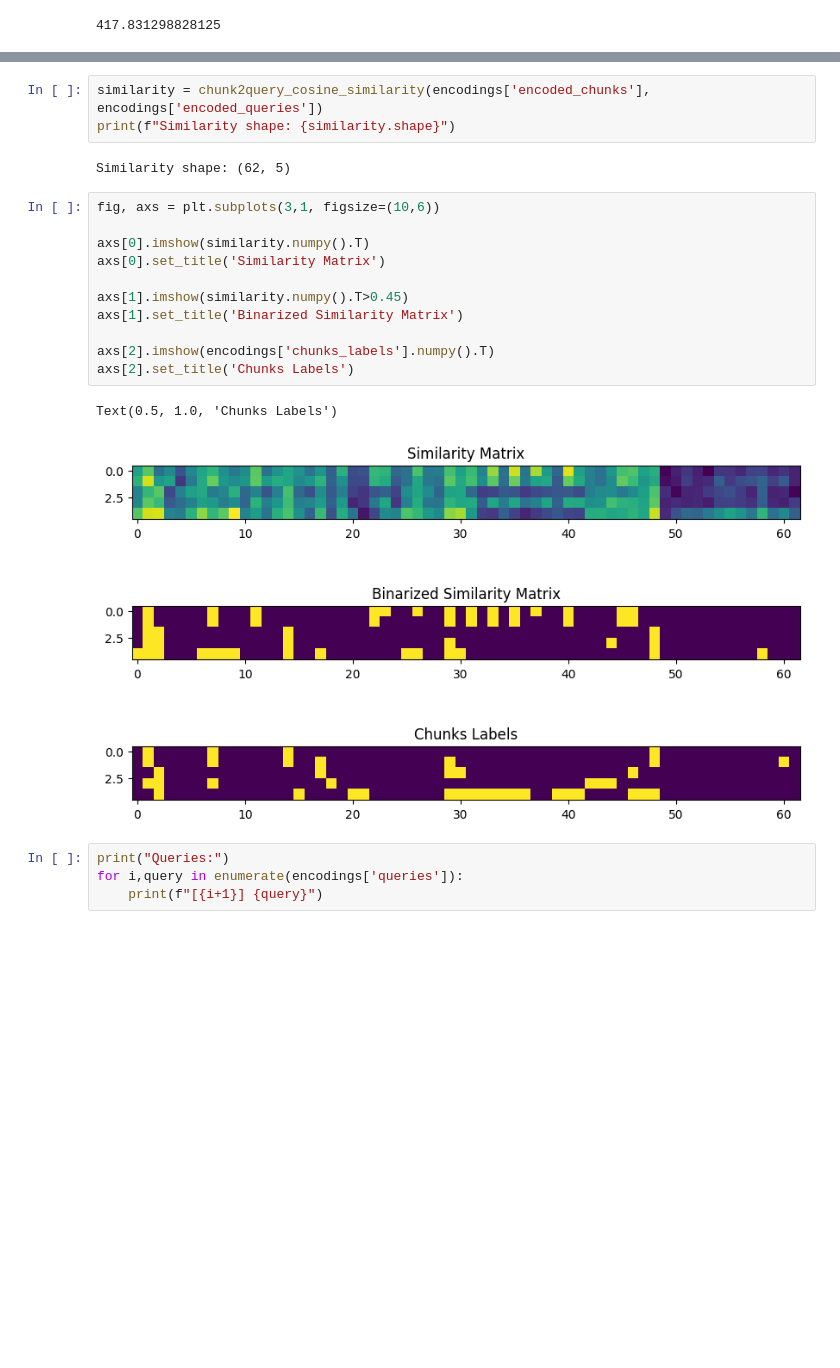
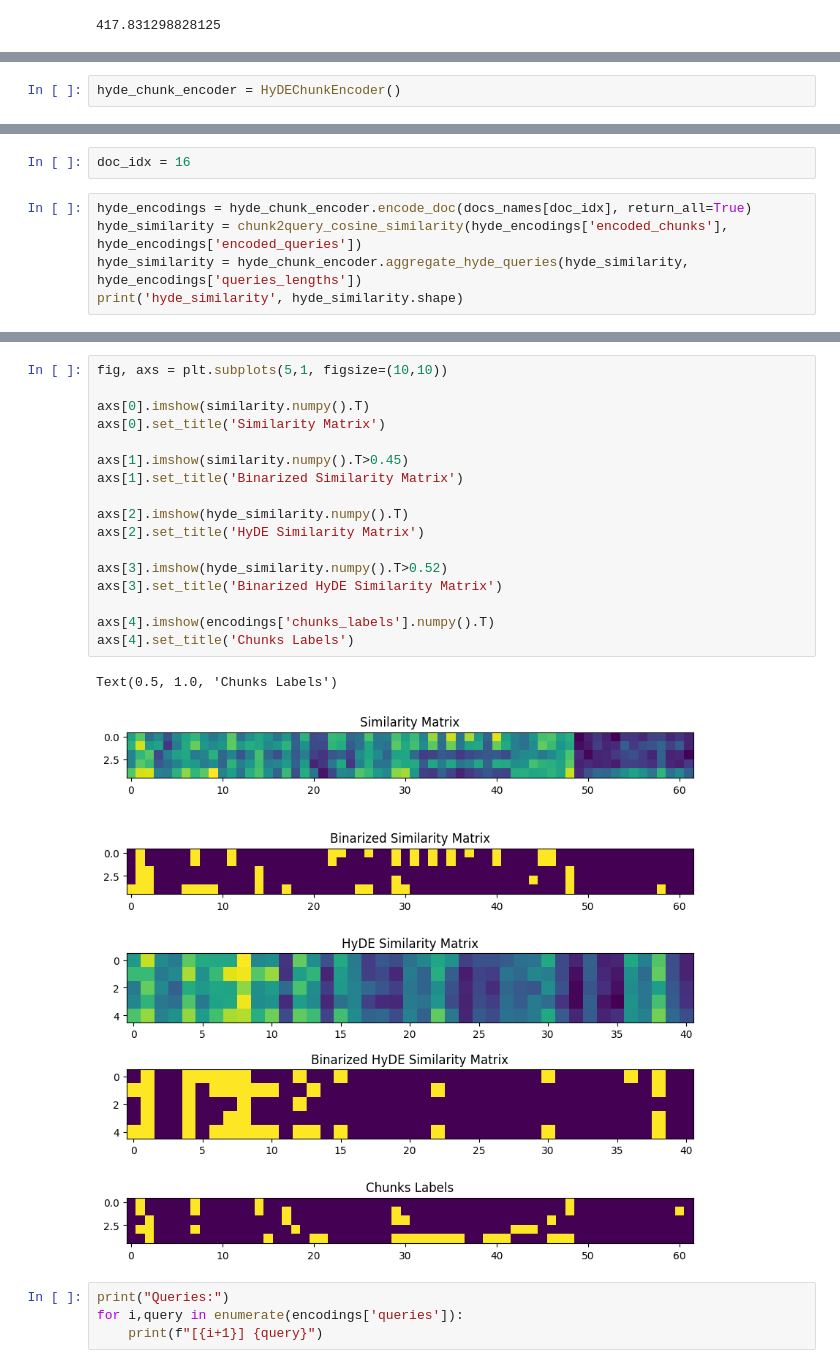
Before and after one commit to fzzyfoxx/resume, a Jupyter notebook: focus_group/deep_retrieval/notebooks/similarity_label_comparision.ipynb, the cells around one changed output, grey strips where cells are left out. Drawn from its saved outputs; the diff is of its cells as text; blank space fills up the shorter version.

Commit message:
HyDE queries saving & evaluation

```diff
--- a/focus_group/deep_retrieval/notebooks/similarity_label_comparision.ipynb
+++ b/focus_group/deep_retrieval/notebooks/similarity_label_comparision.ipynb
@@ -79,0 +53,2 @@ Physical devices cannot be modified after being initialized
+# %%
+hyde_chunk_encoder = HyDEChunkEncoder()
@@ -79,0 +77,7 @@ Physical devices cannot be modified after being initialized
+# %%
+doc_idx = 16
+# %%
+hyde_encodings = hyde_chunk_encoder.encode_doc(docs_names[doc_idx], return_all=True)
+hyde_similarity = chunk2query_cosine_similarity(hyde_encodings['encoded_chunks'], hyde_encodings['encoded_queries'])
+hyde_similarity = hyde_chunk_encoder.aggregate_hyde_queries(hyde_similarity, hyde_encodings['queries_lengths'])
+print('hyde_similarity', hyde_similarity.shape)
@@ -82,22 +92,23 @@ encodings = chunk_encoder.encode_doc(docs_names[4], return_all=True)
-# %%
-similarity = chunk2query_cosine_similarity(encodings['encoded_chunks'], encodings['encoded_queries'])
-print(f"Similarity shape: {similarity.shape}")
-# %% [output]
-Similarity shape: (62, 5)
 # %%
-fig, axs = plt.subplots(3,1, figsize=(10,6))
+fig, axs = plt.subplots(5,1, figsize=(10,10))
 
 axs[0].imshow(similarity.numpy().T)
 axs[0].set_title('Similarity Matrix')
 
 axs[1].imshow(similarity.numpy().T>0.45)
 axs[1].set_title('Binarized Similarity Matrix')
 
-axs[2].imshow(encodings['chunks_labels'].numpy().T)
-axs[2].set_title('Chunks Labels')
+axs[2].imshow(hyde_similarity.numpy().T)
+axs[2].set_title('HyDE Similarity Matrix')
+
+axs[3].imshow(hyde_similarity.numpy().T>0.52)
+axs[3].set_title('Binarized HyDE Similarity Matrix')
+
+axs[4].imshow(encodings['chunks_labels'].numpy().T)
+axs[4].set_title('Chunks Labels')
 # %% [output]
 Text(0.5, 1.0, 'Chunks Labels')
-[figure, old version]
+[figure, new version]
 # %%
 print("Queries:")
 for i,query in enumerate(encodings['queries']):
```
Also changed, not shown: parts of 7 cells of this notebook, 4 other files.
